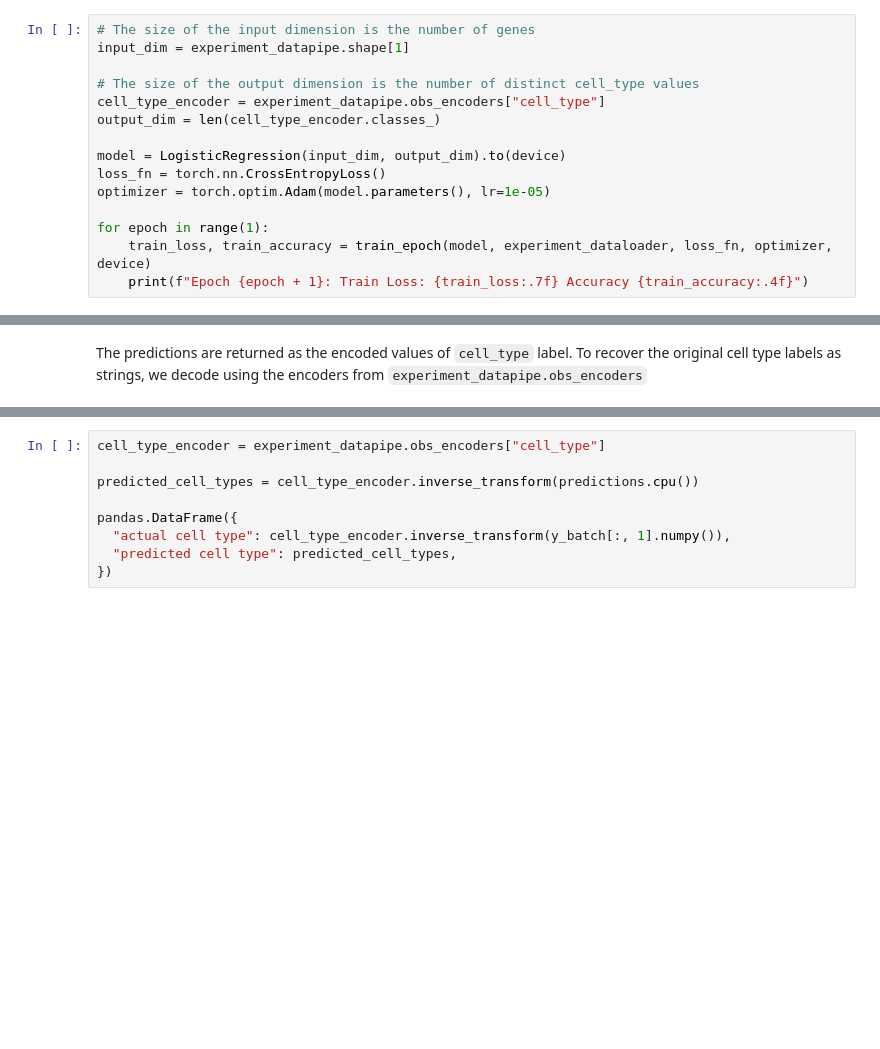
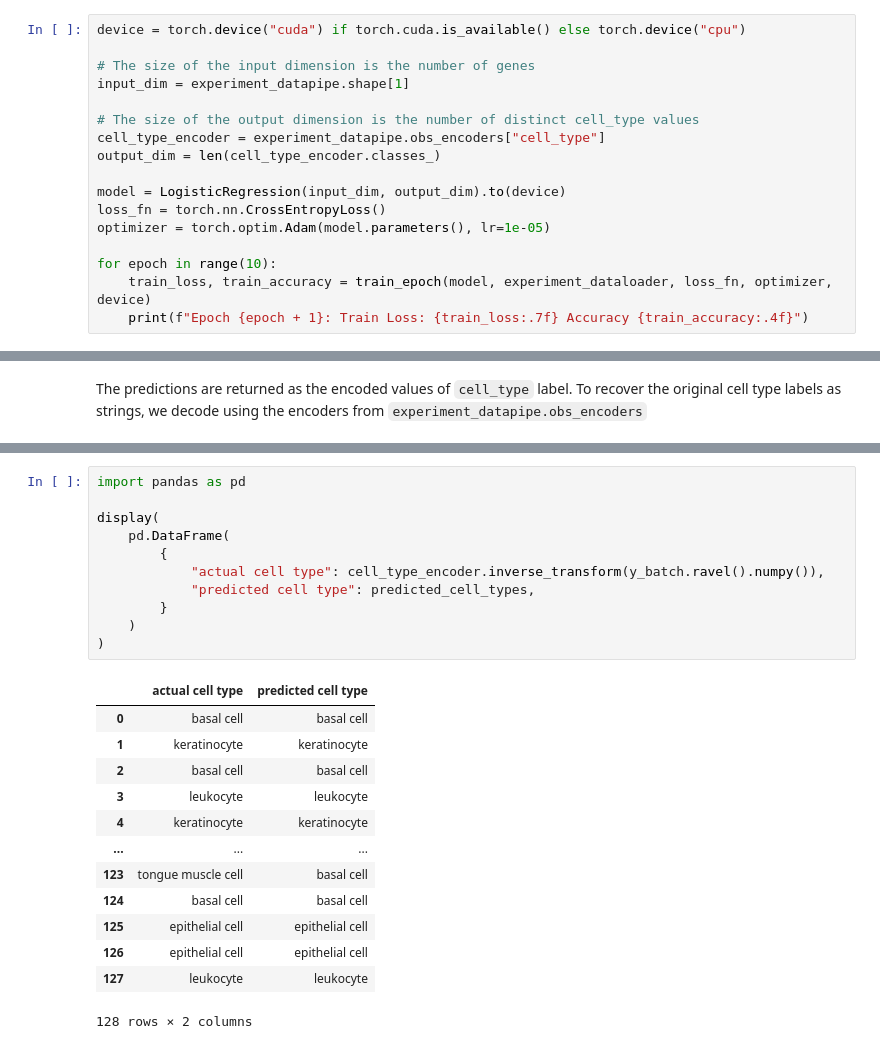
Before and after one commit to TileDB-Inc/scverse-ml-workshop-2024, a Jupyter notebook: examples/cshl.ipynb, the cells around one changed output, grey strips where cells are left out. Cells and saved outputs as stored; diff of their text form; blank space fills up the shorter version.

```diff
--- a/examples/cshl.ipynb
+++ b/examples/cshl.ipynb
@@ -1018,4 +1028,6 @@ device =  torch.device("cpu")
 # %%
+device = torch.device("cuda") if torch.cuda.is_available() else torch.device("cpu")
+
 # The size of the input dimension is the number of genes
 input_dim = experiment_datapipe.shape[1]
 
@@ -1027,6 +1039,6 @@ model = LogisticRegression(input_dim, output_dim).to(device)
 loss_fn = torch.nn.CrossEntropyLoss()
 optimizer = torch.optim.Adam(model.parameters(), lr=1e-05)
 
-for epoch in range(1):
+for epoch in range(10):
     train_loss, train_accuracy = train_epoch(model, experiment_dataloader, loss_fn, optimizer, device)
     print(f"Epoch {epoch + 1}: Train Loss: {train_loss:.7f} Accuracy {train_accuracy:.4f}")
@@ -1054,9 +1110,25 @@ The predictions are returned as the encoded values of `cell_type` label. To reco
 # %%
-cell_type_encoder = experiment_datapipe.obs_encoders["cell_type"]
+import pandas as pd
 
-predicted_cell_types = cell_type_encoder.inverse_transform(predictions.cpu())
-
-pandas.DataFrame({
-  "actual cell type": cell_type_encoder.inverse_transform(y_batch[:, 1].numpy()),
-  "predicted cell type": predicted_cell_types,
-})
+display(
+    pd.DataFrame(
+        {
+            "actual cell type": cell_type_encoder.inverse_transform(y_batch.ravel().numpy()),
+            "predicted cell type": predicted_cell_types,
+        }
+    )
+)
+# %% [output]
+|  | actual cell type | predicted cell type |
+| 0 | basal cell | basal cell |
+| 1 | keratinocyte | keratinocyte |
+| 2 | basal cell | basal cell |
+| 3 | leukocyte | leukocyte |
+| 4 | keratinocyte | keratinocyte |
+| ... | ... | ... |
+| 123 | tongue muscle cell | basal cell |
+| 124 | basal cell | basal cell |
+| 125 | epithelial cell | epithelial cell |
+| 126 | epithelial cell | epithelial cell |
+| 127 | leukocyte | leukocyte |
+128 rows × 2 columns
```
Also changed, not shown: parts of 8 cells of this notebook, 1 other file.
